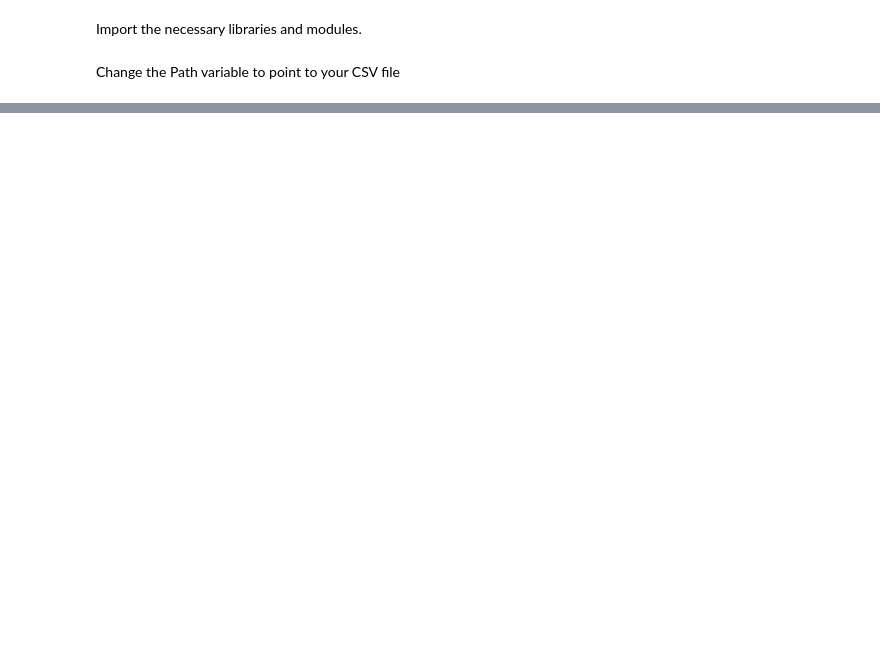
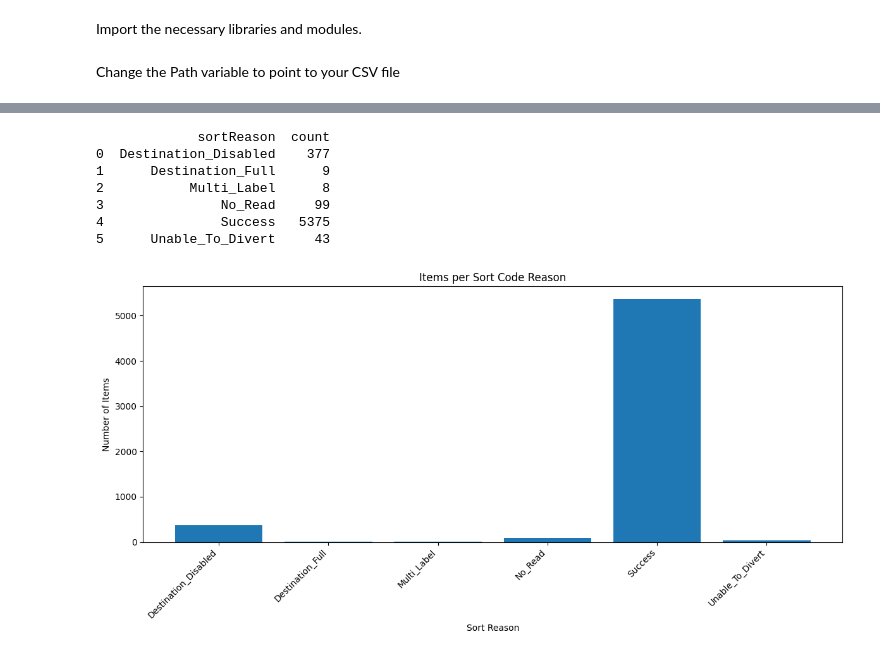
Before and after one commit to codesonicx/Amazon_ORF5_Analytics, a Jupyter notebook: S04_Check.ipynb, the cells around one changed output, grey strips where cells are left out. Drawn from its saved outputs; the diff is of its cells as text; code cells hidden in the pictures; blank space fills up the shorter version.

```diff
--- a/S04_Check.ipynb
+++ b/S04_Check.ipynb
@@ -32,3 +29,7 @@ df.head()
 | 2 | "250917 110405 505" | "N" | "SMC" | "10.158.244.100:7200" | "AWCS.Comm" | "" | "" | "22:45:30,133 | MC01 | 54177 | SQ 252 | ... |
 | 3 | "250917 110405 745" | "N" | "SMC" | "10.158.244.100:7200" | "AWCS.Comm" | "" | "" | "22:45:30,374 | MC01 | 54177 | SQ 013 | ... |
 | 4 | "250917 110406 031" | "N" | "SMC" | "10.158.244.100:7200" | "AWCS.Comm" | "" | "" | "22:45:30,625 | MC01 | 54177 | SQ 026 | ... |
+# %%
+df = df.replace('"', '', regex=True)
+
+df.head()
@@ -435,0 +63,3 @@ s04_long.head(15)
+# %%
+df["rawMessage"] = df["rawMessage"].str.removeprefix("->{").str.removesuffix("}<")
+print(df.iloc[0,11])
@@ -435,0 +135,8 @@ s04_long.head(15)
+# %%
+# Drop the old structured column
+df_clean = df.drop(columns=["rawMessage"])
+
+# Merge with expanded dataframe
+final_df = pd.concat([df_clean, df_expanded], axis=1)
+
+final_df.head(10)
@@ -435,0 +180,10 @@ s04_long.head(15)
+# %%
+# Get list of columns with only 1 unique value
+cols_to_drop = final_df.columns[final_df.nunique() == 1].tolist()
+
+print("Columns to drop:", cols_to_drop)
+
+df_reduced = final_df.drop(columns=cols_to_drop)
+
+print("Remaining columns:", df_reduced.columns.tolist())
+df_reduced.head()
@@ -435,0 +237,27 @@ s04_long.head(15)
+# %%
+
+
+# Count items by sortReason
+sort_counts = df_reduced.groupby("sortReason").size().reset_index(name="count")
+
+print(sort_counts)
+
+
+# Plot bar chart
+plt.figure(figsize=(12,6))
+plt.bar(sort_counts["sortReason"], sort_counts["count"])
+plt.xticks(rotation=45, ha="right")
+plt.title("Items per Sort Code Reason")
+plt.xlabel("Sort Reason")
+plt.ylabel("Number of Items")
+plt.tight_layout()
+plt.show()
+# %% [output]
+             sortReason  count
+0  Destination_Disabled    377
+1      Destination_Full      9
+2           Multi_Label      8
+3               No_Read     99
+4               Success   5375
+5      Unable_To_Divert     43
+[figure, added]
```
Also changed, not shown: parts of 21 cells of this notebook.
